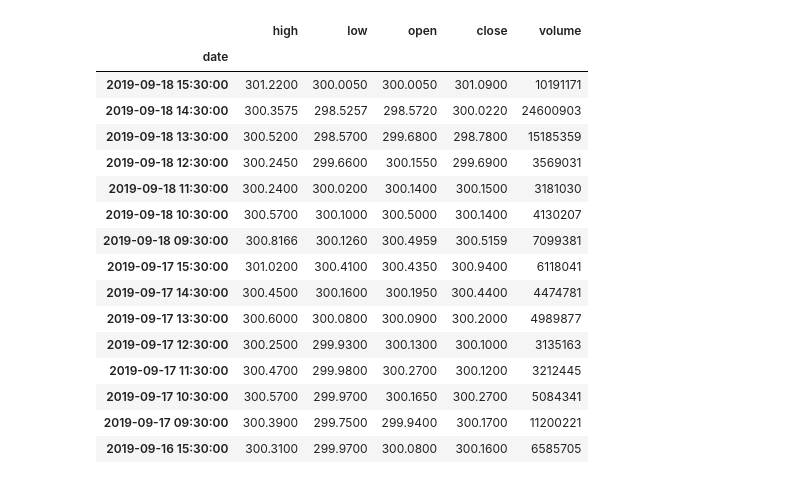
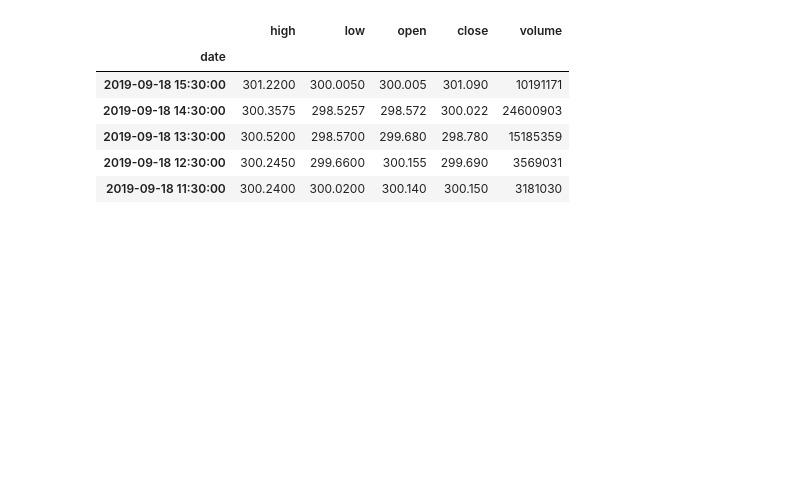
Before and after one commit to JTMachen/Project_1, a Jupyter notebook: Project_VK.ipynb, the cells around one changed output. Saved outputs shown, nothing was run; the diff lists cells and outputs as text; code cells hidden in the pictures; blank space fills up the shorter version.

```diff
--- a/Project_VK.ipynb
+++ b/Project_VK.ipynb
@@ -7,27 +10,17 @@ from pathlib import Path
 # %%
 # Reading SPY returns
 
 spy_returns_csv = Path("./spy_data_frame.csv")
 spy_hourly_data_df = pd.read_csv(spy_returns_csv, index_col="date", infer_datetime_format=True, parse_dates=True)
-spy_hourly_data_df.head(15)
+spy_hourly_data_df.head(5)
 # %% [output]
 |  | high | low | open | close | volume |
 | date |  |  |  |  |  |
-| 2019-09-18 15:30:00 | 301.2200 | 300.0050 | 300.0050 | 301.0900 | 10191171 |
-| 2019-09-18 14:30:00 | 300.3575 | 298.5257 | 298.5720 | 300.0220 | 24600903 |
-| 2019-09-18 13:30:00 | 300.5200 | 298.5700 | 299.6800 | 298.7800 | 15185359 |
-| 2019-09-18 12:30:00 | 300.2450 | 299.6600 | 300.1550 | 299.6900 | 3569031 |
-| 2019-09-18 11:30:00 | 300.2400 | 300.0200 | 300.1400 | 300.1500 | 3181030 |
-| 2019-09-18 10:30:00 | 300.5700 | 300.1000 | 300.5000 | 300.1400 | 4130207 |
-| 2019-09-18 09:30:00 | 300.8166 | 300.1260 | 300.4959 | 300.5159 | 7099381 |
-| 2019-09-17 15:30:00 | 301.0200 | 300.4100 | 300.4350 | 300.9400 | 6118041 |
-| 2019-09-17 14:30:00 | 300.4500 | 300.1600 | 300.1950 | 300.4400 | 4474781 |
-| 2019-09-17 13:30:00 | 300.6000 | 300.0800 | 300.0900 | 300.2000 | 4989877 |
-| 2019-09-17 12:30:00 | 300.2500 | 299.9300 | 300.1300 | 300.1000 | 3135163 |
-| 2019-09-17 11:30:00 | 300.4700 | 299.9800 | 300.2700 | 300.1200 | 3212445 |
-| 2019-09-17 10:30:00 | 300.5700 | 299.9700 | 300.1650 | 300.2700 | 5084341 |
-| 2019-09-17 09:30:00 | 300.3900 | 299.7500 | 299.9400 | 300.1700 | 11200221 |
-| 2019-09-16 15:30:00 | 300.3100 | 299.9700 | 300.0800 | 300.1600 | 6585705 |
+| 2019-09-18 15:30:00 | 301.2200 | 300.0050 | 300.005 | 301.090 | 10191171 |
+| 2019-09-18 14:30:00 | 300.3575 | 298.5257 | 298.572 | 300.022 | 24600903 |
+| 2019-09-18 13:30:00 | 300.5200 | 298.5700 | 299.680 | 298.780 | 15185359 |
+| 2019-09-18 12:30:00 | 300.2450 | 299.6600 | 300.155 | 299.690 | 3569031 |
+| 2019-09-18 11:30:00 | 300.2400 | 300.0200 | 300.140 | 300.150 | 3181030 |
 # %%
 spy_hourly_data_df.reset_index(inplace=True)
 spy_hourly_data_df['time'] = spy_hourly_data_df['date'].dt.time
```
Also changed, not shown: parts of 16 cells of this notebook.
